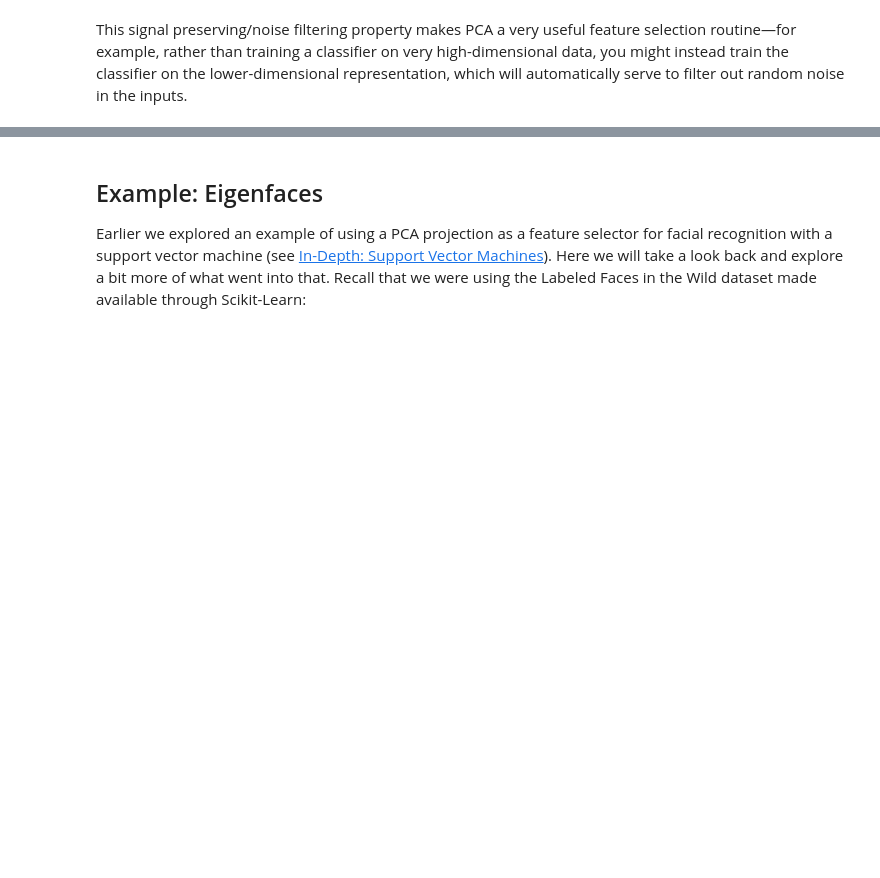
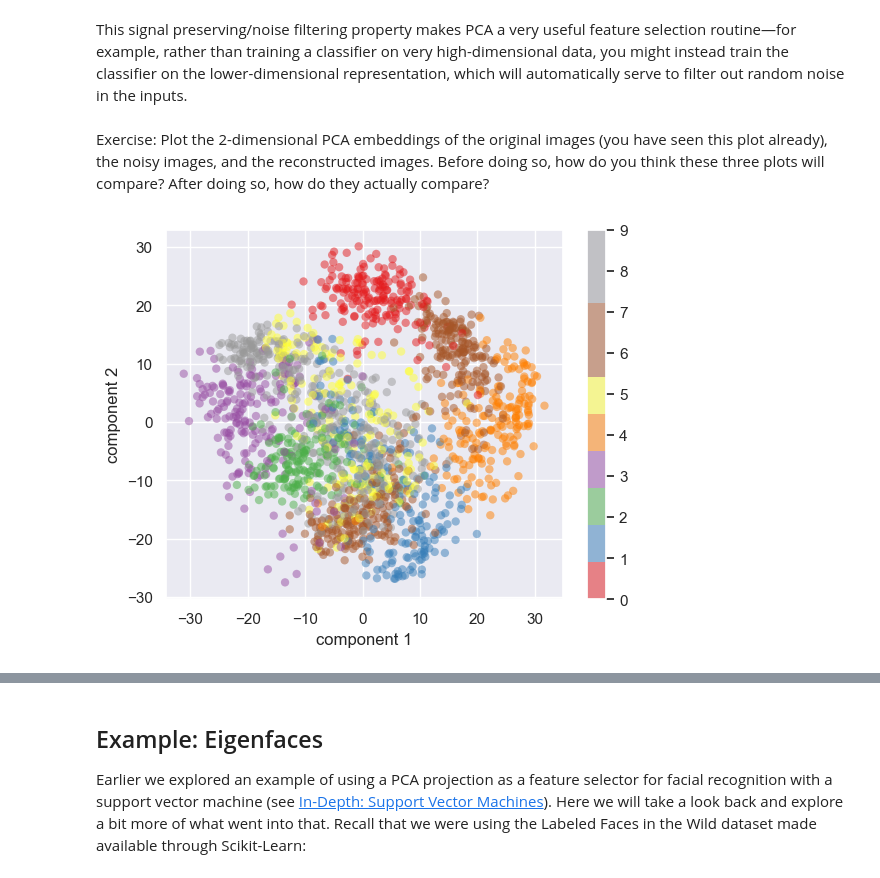
Before and after one commit to henryadams/geometry-of-data, a Jupyter notebook: 05.09-Principal-Component-Analysis.ipynb, the cells around one changed output, grey strips where cells are left out. Drawn from its saved outputs; the diff is of its cells as text; code cells hidden in the pictures; blank space fills up the shorter version.

```diff
--- a/05.09-Principal-Component-Analysis.ipynb
+++ b/05.09-Principal-Component-Analysis.ipynb
@@ -299,3 +299,16 @@ plot_digits(filtered)
 [figure]
 # %% [markdown]
 This signal preserving/noise filtering property makes PCA a very useful feature selection routine—for example, rather than training a classifier on very high-dimensional data, you might instead train the classifier on the lower-dimensional representation, which will automatically serve to filter out random noise in the inputs.
+# %% [markdown]
+Exercise: Plot the 2-dimensional PCA embeddings of the original images (you have seen this plot already), the noisy images, and the reconstructed images. Before doing so, how do you think these three plots will compare? After doing so, how do they actually compare?
+# %%
+pca = PCA(2)  # project from 64 to 2 dimensions
+projected = pca.fit_transform(digits.data)
+plt.scatter(projected[:, 0], projected[:, 1],
+            c=digits.target, edgecolor='none', alpha=0.5,
+            cmap=plt.cm.get_cmap('Set1', 10))
+plt.xlabel('component 1')
+plt.ylabel('component 2')
+plt.colorbar();
+# %% [output]
+[figure, added]
```
Also changed, not shown: parts of 2 cells of this notebook.
